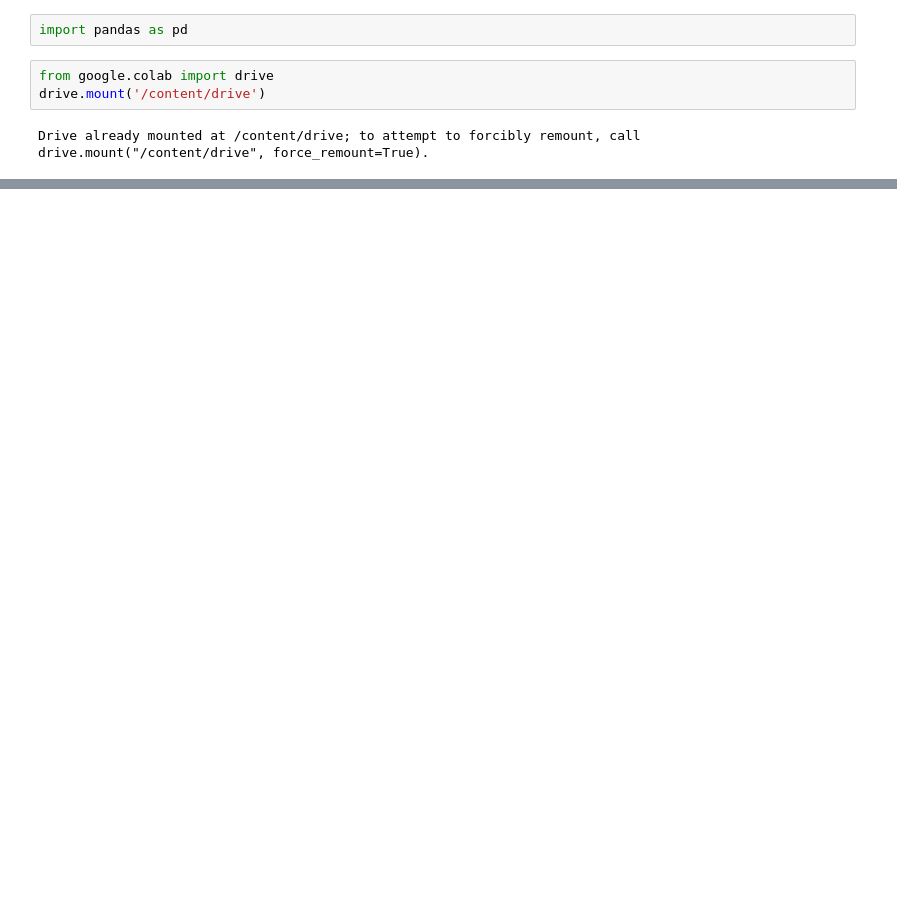
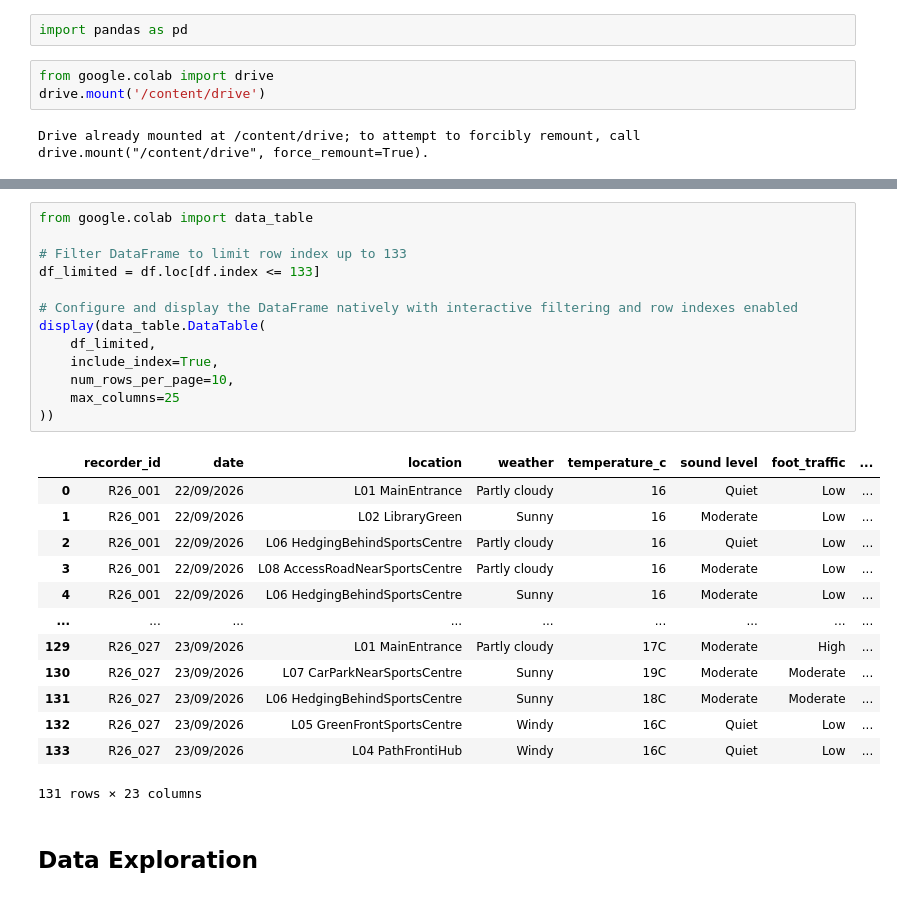
Before and after one commit to LiamPlower/ML-CampusProject-colab, a Jupyter notebook: MLProject.ipynb, the cells around one changed output, grey strips where cells are left out. Drawn from its saved outputs; the diff is of its cells as text; blank space fills up the shorter version.

```diff
--- a/MLProject.ipynb
+++ b/MLProject.ipynb
@@ -42,0 +29,29 @@ Warning: Total number of columns (23) exceeds max_columns (20). Falling back to
+# %%
+from google.colab import data_table
+
+# Filter DataFrame to limit row index up to 133
+df_limited = df.loc[df.index <= 133]
+
+# Configure and display the DataFrame natively with interactive filtering and row indexes enabled
+display(data_table.DataTable(
+    df_limited,
+    include_index=True,
+    num_rows_per_page=10,
+    max_columns=25
+))
+# %% [output]
+|  | recorder_id | date | location | weather | temperature_c | sound level | foot_traffic | ... |
+| 0 | R26_001 | 22/09/2026 | L01 MainEntrance | Partly cloudy | 16 | Quiet | Low | ... |
+| 1 | R26_001 | 22/09/2026 | L02 LibraryGreen | Sunny | 16 | Moderate | Low | ... |
+| 2 | R26_001 | 22/09/2026 | L06 HedgingBehindSportsCentre | Partly cloudy | 16 | Quiet | Low | ... |
+| 3 | R26_001 | 22/09/2026 | L08 AccessRoadNearSportsCentre | Partly cloudy | 16 | Moderate | Low | ... |
+| 4 | R26_001 | 22/09/2026 | L06 HedgingBehindSportsCentre | Sunny | 16 | Moderate | Low | ... |
+| ... | ... | ... | ... | ... | ... | ... | ... | ... |
+| 129 | R26_027 | 23/09/2026 | L01 MainEntrance | Partly cloudy | 17C | Moderate | High | ... |
+| 130 | R26_027 | 23/09/2026 | L07 CarParkNearSportsCentre | Sunny | 19C | Moderate | Moderate | ... |
+| 131 | R26_027 | 23/09/2026 | L06 HedgingBehindSportsCentre | Sunny | 18C | Moderate | Moderate | ... |
+| 132 | R26_027 | 23/09/2026 | L05 GreenFrontSportsCentre | Windy | 16C | Quiet | Low | ... |
+| 133 | R26_027 | 23/09/2026 | L04 PathFrontiHub | Windy | 16C | Quiet | Low | ... |
+131 rows × 23 columns
+# %% [markdown]
+## Data Exploration
```
Also changed, not shown: parts of 23 cells of this notebook.
